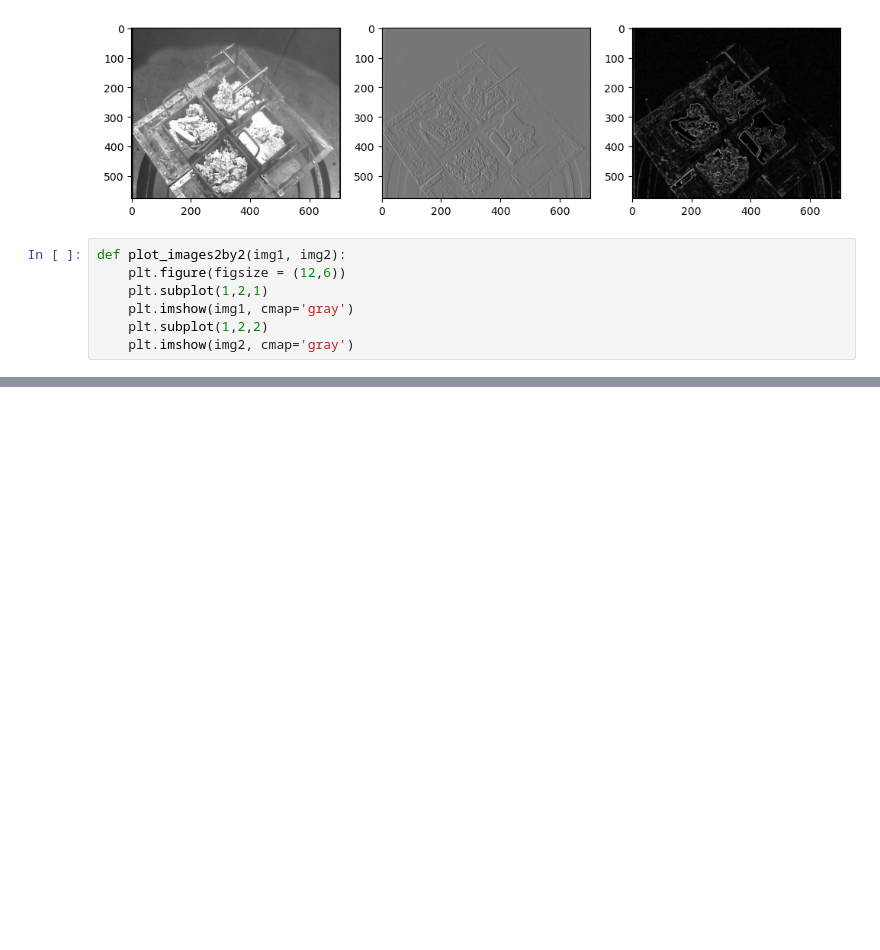
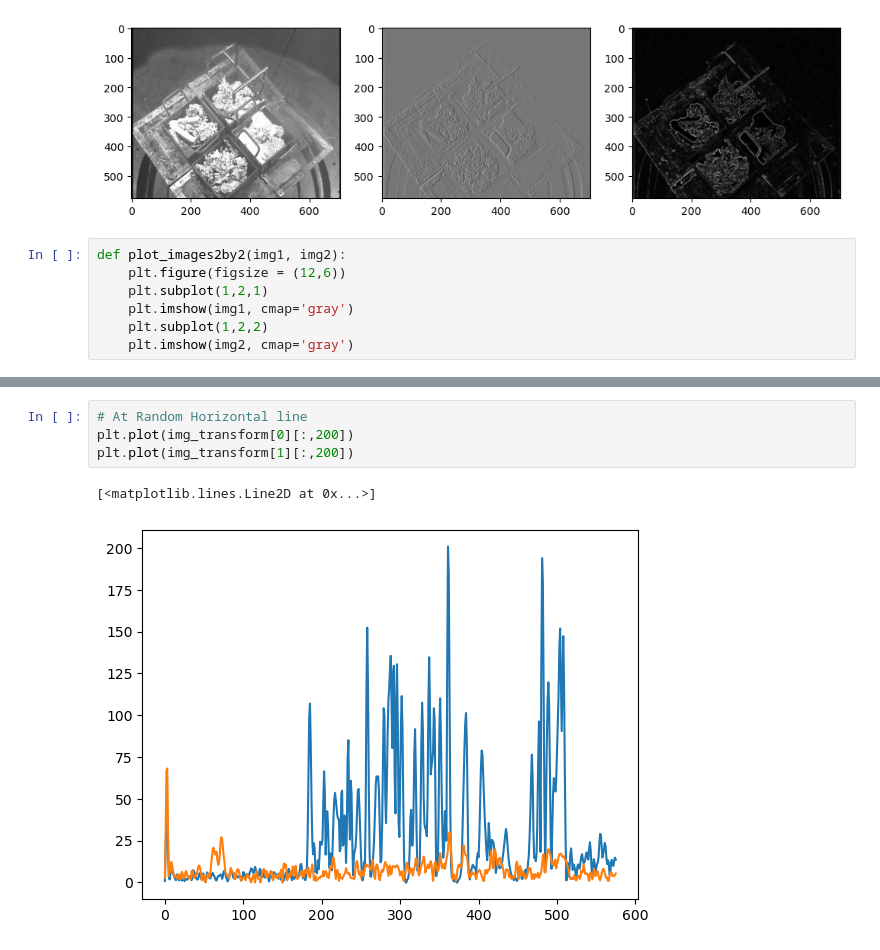
Before and after one commit to muthuganeshece/CVProjects, a Jupyter notebook: SodiumDisposal/Notebook/VisibilityEstimation.ipynb, the cells around one changed output, grey strips where cells are left out. Saved outputs shown, nothing was run; the diff lists cells and outputs as text; blank space fills up the shorter version.

```diff
--- a/SodiumDisposal/Notebook/VisibilityEstimation.ipynb
+++ b/SodiumDisposal/Notebook/VisibilityEstimation.ipynb
@@ -140,0 +154,7 @@ plt.imshow(res, cmap='gray')
+# %%
+# At Random Horizontal line
+plt.plot(img_transform[0][:,200])
+plt.plot(img_transform[1][:,200])
+# %% [output]
+[<matplotlib.lines.Line2D at 0x...>]
+[figure, added]
```
Also changed, not shown: parts of 18 cells of this notebook.
